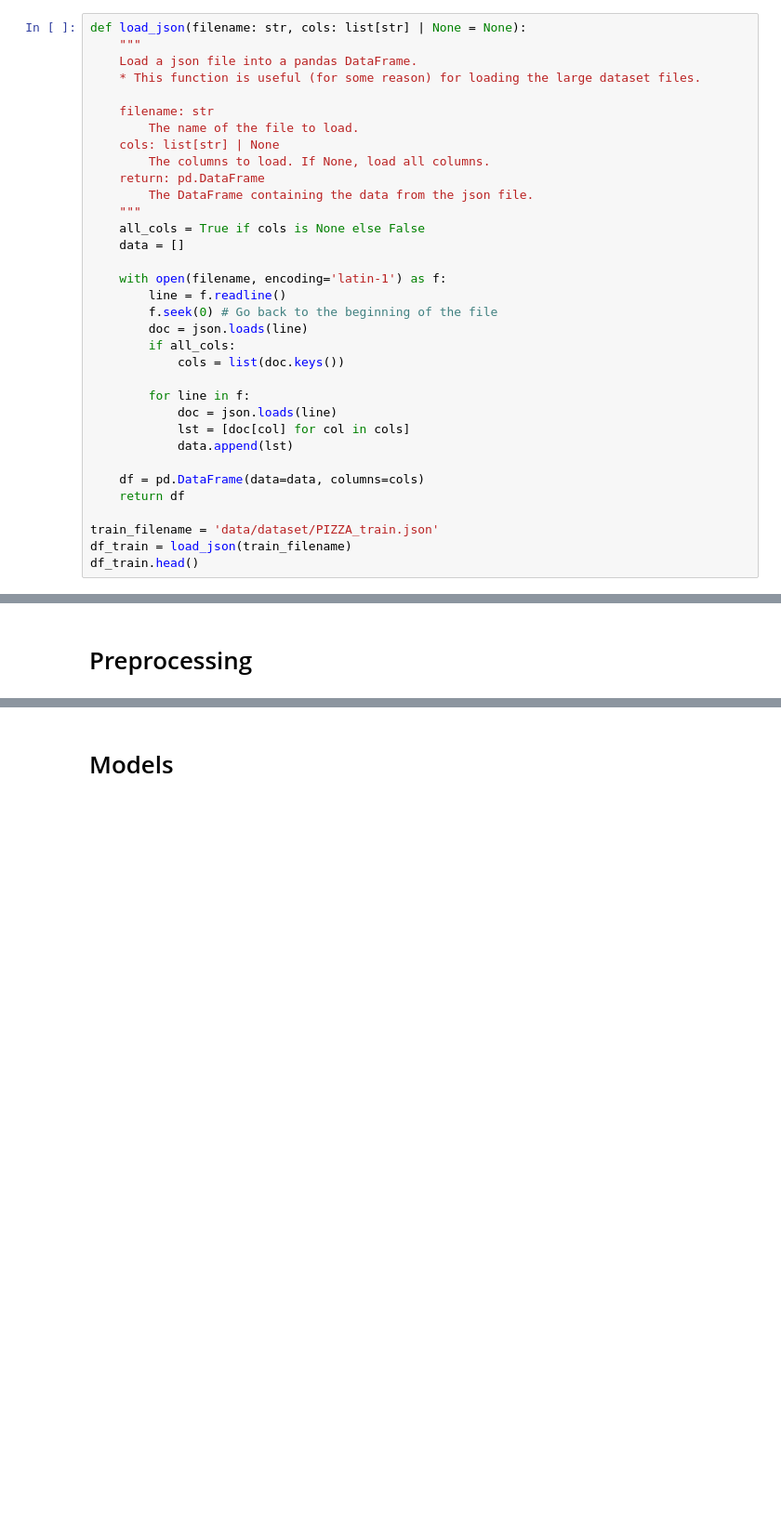
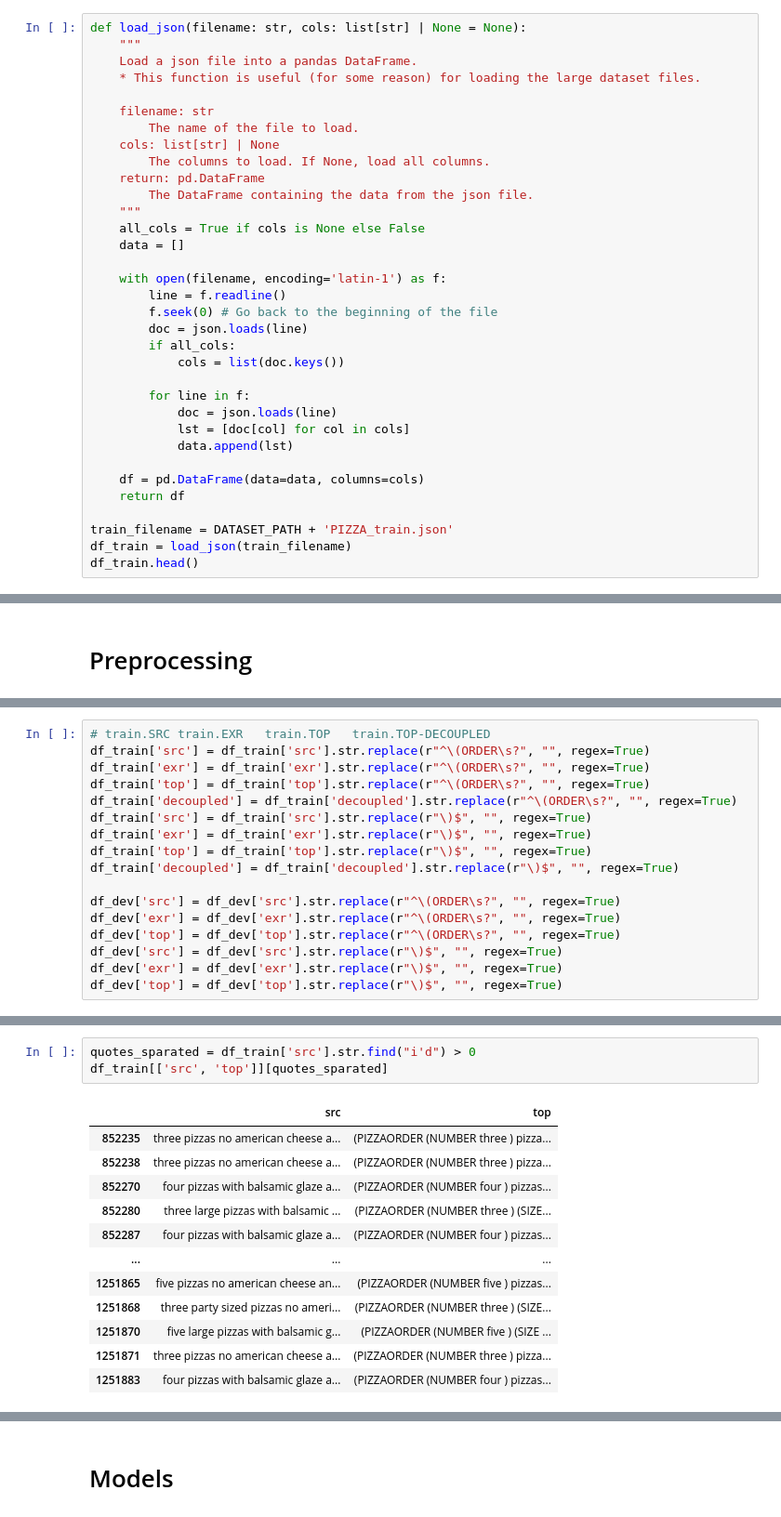
Before and after one commit to ahmedtarekabd/NLP-Pizza-NER, a Jupyter notebook: pizza_ner.ipynb, the cells around one changed output, grey strips where cells are left out. Shown: that part at 93% size. Saved outputs shown, nothing was run; the diff lists cells and outputs as text; blank space fills up the shorter version.

```diff
--- a/pizza_ner.ipynb
+++ b/pizza_ner.ipynb
@@ -55,7 +105,7 @@ def load_json(filename: str, cols: list[str] | None = None):
     df = pd.DataFrame(data=data, columns=cols)
     return df
 
-train_filename = 'data/dataset/PIZZA_train.json'
+train_filename = DATASET_PATH + 'PIZZA_train.json'
 df_train = load_json(train_filename)
 df_train.head()
 # %% [output]
@@ -160,0 +301,17 @@ Name: text, dtype: float64
+# %%
+# train.SRC	train.EXR	train.TOP	train.TOP-DECOUPLED
+df_train['src'] = df_train['src'].str.replace(r"^\(ORDER\s?", "", regex=True)
+df_train['exr'] = df_train['exr'].str.replace(r"^\(ORDER\s?", "", regex=True)
+df_train['top'] = df_train['top'].str.replace(r"^\(ORDER\s?", "", regex=True)
+df_train['decoupled'] = df_train['decoupled'].str.replace(r"^\(ORDER\s?", "", regex=True)
+df_train['src'] = df_train['src'].str.replace(r"\)$", "", regex=True)
+df_train['exr'] = df_train['exr'].str.replace(r"\)$", "", regex=True)
+df_train['top'] = df_train['top'].str.replace(r"\)$", "", regex=True)
+df_train['decoupled'] = df_train['decoupled'].str.replace(r"\)$", "", regex=True)
+
+df_dev['src'] = df_dev['src'].str.replace(r"^\(ORDER\s?", "", regex=True)
+df_dev['exr'] = df_dev['exr'].str.replace(r"^\(ORDER\s?", "", regex=True)
+df_dev['top'] = df_dev['top'].str.replace(r"^\(ORDER\s?", "", regex=True)
+df_dev['src'] = df_dev['src'].str.replace(r"\)$", "", regex=True)
+df_dev['exr'] = df_dev['exr'].str.replace(r"\)$", "", regex=True)
+df_dev['top'] = df_dev['top'].str.replace(r"\)$", "", regex=True)
@@ -160,0 +579,16 @@ Name: text, dtype: float64
+# %%
+quotes_sparated = df_train['src'].str.find("i'd") > 0
+df_train[['src', 'top']][quotes_sparated]
+# %% [output]
+|  | src | top |
+| 852235 | three pizzas no american cheese a... | (PIZZAORDER (NUMBER three ) pizza... |
+| 852238 | three pizzas no american cheese a... | (PIZZAORDER (NUMBER three ) pizza... |
+| 852270 | four pizzas with balsamic glaze a... | (PIZZAORDER (NUMBER four ) pizzas... |
+| 852280 | three large pizzas with balsamic ... | (PIZZAORDER (NUMBER three ) (SIZE... |
+| 852287 | four pizzas with balsamic glaze a... | (PIZZAORDER (NUMBER four ) pizzas... |
+| ... | ... | ... |
+| 1251865 | five pizzas no american cheese an... | (PIZZAORDER (NUMBER five ) pizzas... |
+| 1251868 | three party sized pizzas no ameri... | (PIZZAORDER (NUMBER three ) (SIZE... |
+| 1251870 | five large pizzas with balsamic g... | (PIZZAORDER (NUMBER five ) (SIZE ... |
+| 1251871 | three pizzas no american cheese a... | (PIZZAORDER (NUMBER three ) pizza... |
+| 1251883 | four pizzas with balsamic glaze a... | (PIZZAORDER (NUMBER four ) pizzas... |
```
Also changed, not shown: parts of 88 cells of this notebook, 2 other files.
